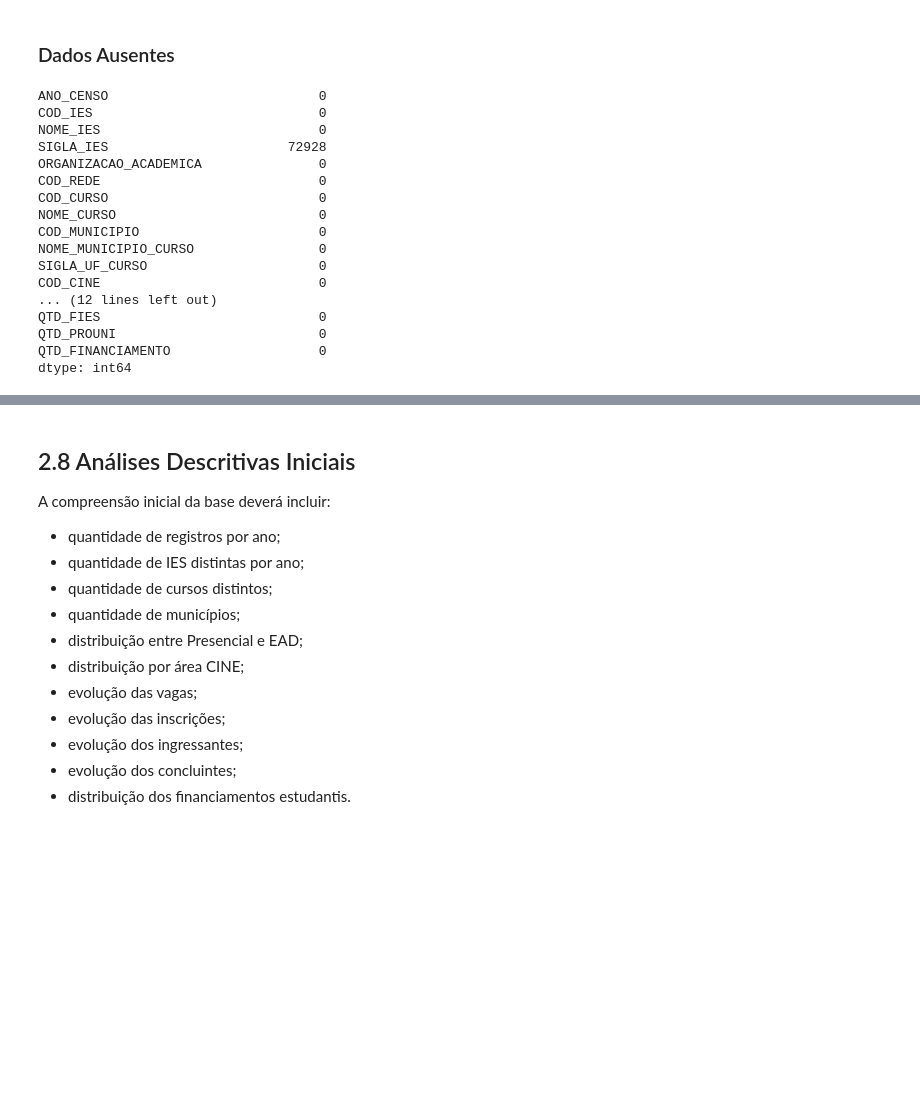
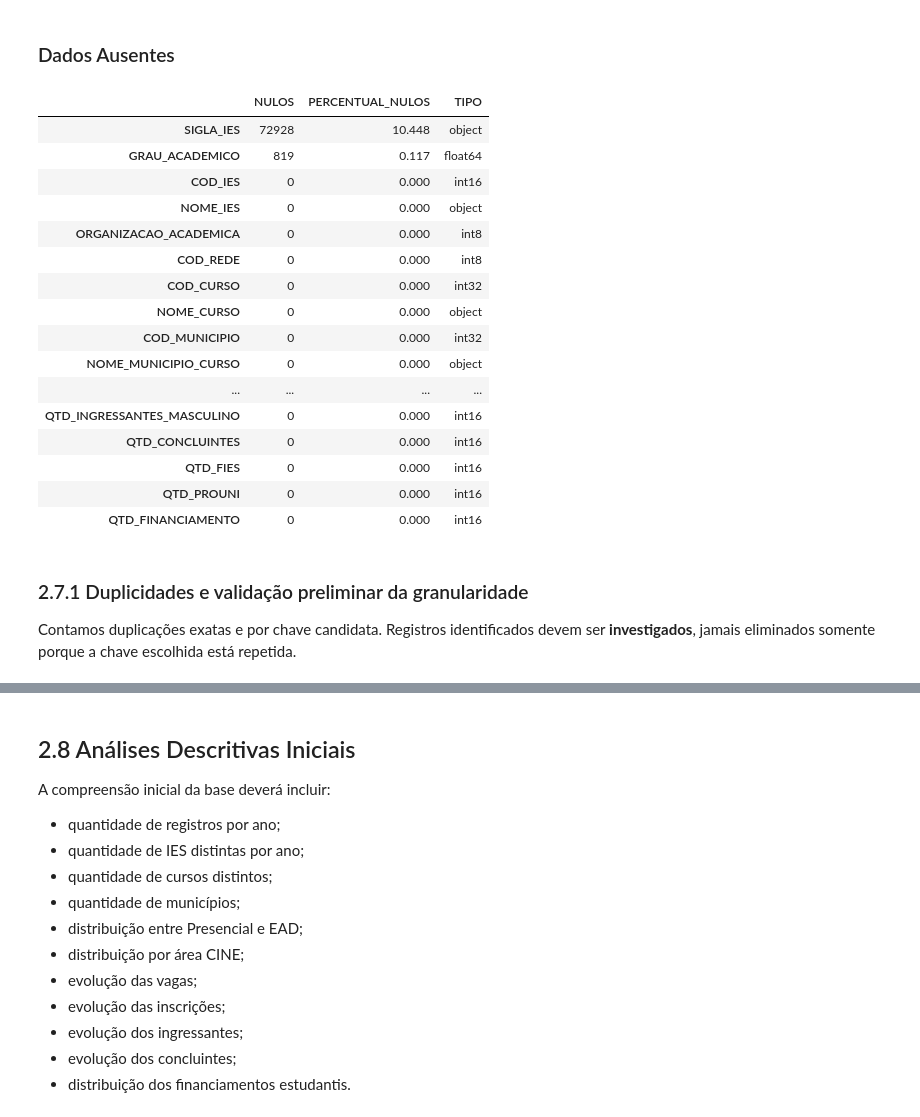
Before and after one commit to humbertoreisdasilva-alt/PROJETO_INEP, a Jupyter notebook: notebooks/INEP_CRISP_DM.ipynb, the cells around one changed output, grey strips where cells are left out. Cells and saved outputs as stored; diff of their text form; code cells hidden in the pictures; blank space fills up the shorter version.

```diff
--- a/Notebooks/crisp_dm.ipynb
+++ b/notebooks/INEP_CRISP_DM.ipynb
@@ -308,16 +292,19 @@ Essa comparação permitirá transformar a saída do modelo em uma informação
 # %% [markdown]
 ### Importando Dados e Bibliotecas
 # %%
-# Importando Bibliotecas
+# Bibliotecas usadas nas etapas 1–3
+import os
+import numpy as np
 import pandas as pd
+import matplotlib.pyplot as plt
 import seaborn as sns
-import matplotlib.pyplot as plt
 import plotly.express as px
+import snowflake.connector
+from dotenv import find_dotenv, load_dotenv
+from IPython.display import display
+
 plt.style.use('ggplot')
-import os
-import snowflake.connector
-
-from dotenv import find_dotenv, load_dotenv
+pd.set_option('display.max_columns', 40)
 # %%
 # Fonte de dados
 env_path = find_dotenv(usecwd=True)
@@ -346,16 +333,15 @@ print("Conectado ao Snowflake")
 # %% [output]
 Conectado ao Snowflake
 # %%
-cursor = conn.cursor()
+# Consulta à VIEW analítica; nenhuma inserção ou alteração é feita no Snowflake.
+# A VIEW tem recorte de SP + rede privada; a modalidade será verificada separadamente.
 query = """
 SELECT *
 FROM PROJETO_INEP.ANALYTICS.VW_CURSOS_SP_PRIVADA_2015_2024_ML
-ORDER BY
-    ANO_CENSO,
-    COD_IES,
-    COD_CURSO
+ORDER BY ANO_CENSO, COD_IES, COD_CURSO
 """
+with conn.cursor() as cursor:
+    cursor.execute(query)
+    df = cursor.fetch_pandas_all()
 
-cursor.execute(query)
-
-df = cursor.fetch_pandas_all()
+print(f"Fonte carregada: {len(df):,} registros e {df.shape[1]} colunas")
@@ -560,23 +516,35 @@ Será avaliada a quantidade de registros por ano entre 2015 e 2024 para identifi
 # %% [markdown]
 ### Dados Ausentes
 # %%
-# Apenas SIGLAS_IES (72928) e GRAU_ACADEMICO (819), possiveis colunas a serem excluidas
-df.isnull().sum()
+# Diagnóstico de ausentes ANTES de qualquer tratamento
+resumo_nulos = (
+    pd.DataFrame({
+        'NULOS': df.isna().sum(),
+        'PERCENTUAL_NULOS': (df.isna().mean() * 100).round(3),
+        'TIPO': df.dtypes.astype(str)
+    })
+    .sort_values('NULOS', ascending=False)
+)
+display(resumo_nulos)
 # %% [output]
-ANO_CENSO                           0
-COD_IES                             0
-NOME_IES                            0
-SIGLA_IES                       72928
-ORGANIZACAO_ACADEMICA               0
-COD_REDE                            0
-COD_CURSO                           0
-NOME_CURSO                          0
-COD_MUNICIPIO                       0
-NOME_MUNICIPIO_CURSO                0
-SIGLA_UF_CURSO                      0
-COD_CINE                            0
-... (12 lines left out)
-QTD_FIES                            0
-QTD_PROUNI                          0
-QTD_FINANCIAMENTO                   0
-dtype: int64
+|  | NULOS | PERCENTUAL_NULOS | TIPO |
+| SIGLA_IES | 72928 | 10.448 | object |
+| GRAU_ACADEMICO | 819 | 0.117 | float64 |
+| COD_IES | 0 | 0.000 | int16 |
+| NOME_IES | 0 | 0.000 | object |
+| ORGANIZACAO_ACADEMICA | 0 | 0.000 | int8 |
+| COD_REDE | 0 | 0.000 | int8 |
+| COD_CURSO | 0 | 0.000 | int32 |
+| NOME_CURSO | 0 | 0.000 | object |
+| COD_MUNICIPIO | 0 | 0.000 | int32 |
+| NOME_MUNICIPIO_CURSO | 0 | 0.000 | object |
+| ... | ... | ... | ... |
+| QTD_INGRESSANTES_MASCULINO | 0 | 0.000 | int16 |
+| QTD_CONCLUINTES | 0 | 0.000 | int16 |
+| QTD_FIES | 0 | 0.000 | int16 |
+| QTD_PROUNI | 0 | 0.000 | int16 |
+| QTD_FINANCIAMENTO | 0 | 0.000 | int16 |
+# %% [markdown]
+### 2.7.1 Duplicidades e validação preliminar da granularidade
+
+Contamos duplicações exatas e por chave candidata. Registros identificados devem ser **investigados**, jamais eliminados somente porque a chave escolhida está repetida.
```
Also changed, not shown: parts of 41 cells of this notebook, 15 other files.
